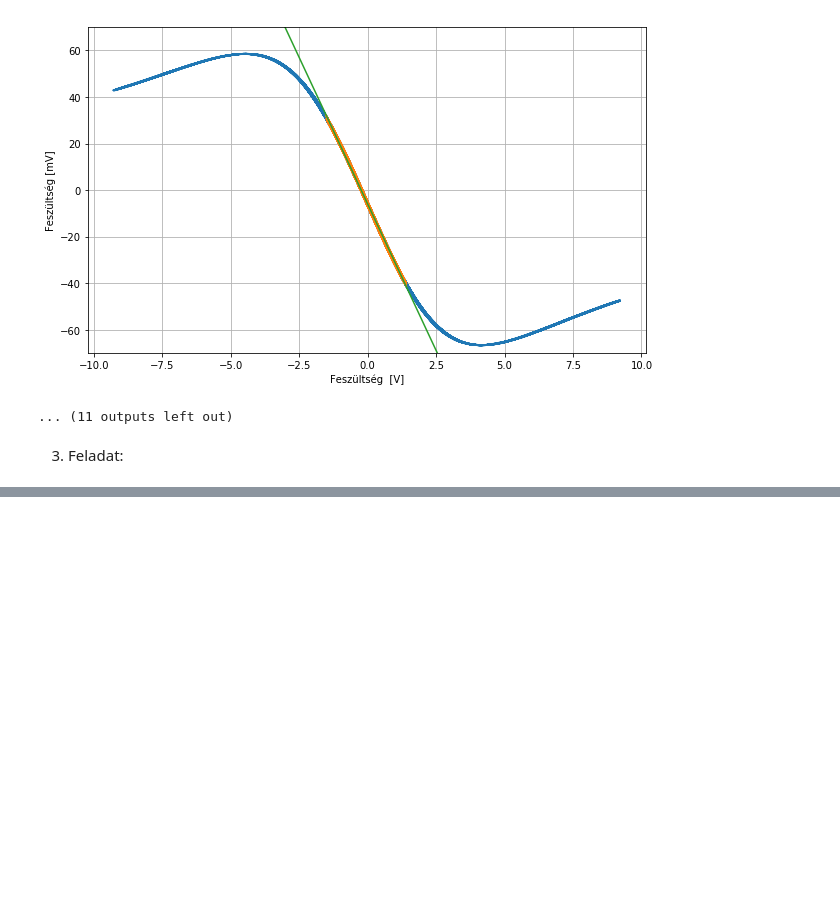
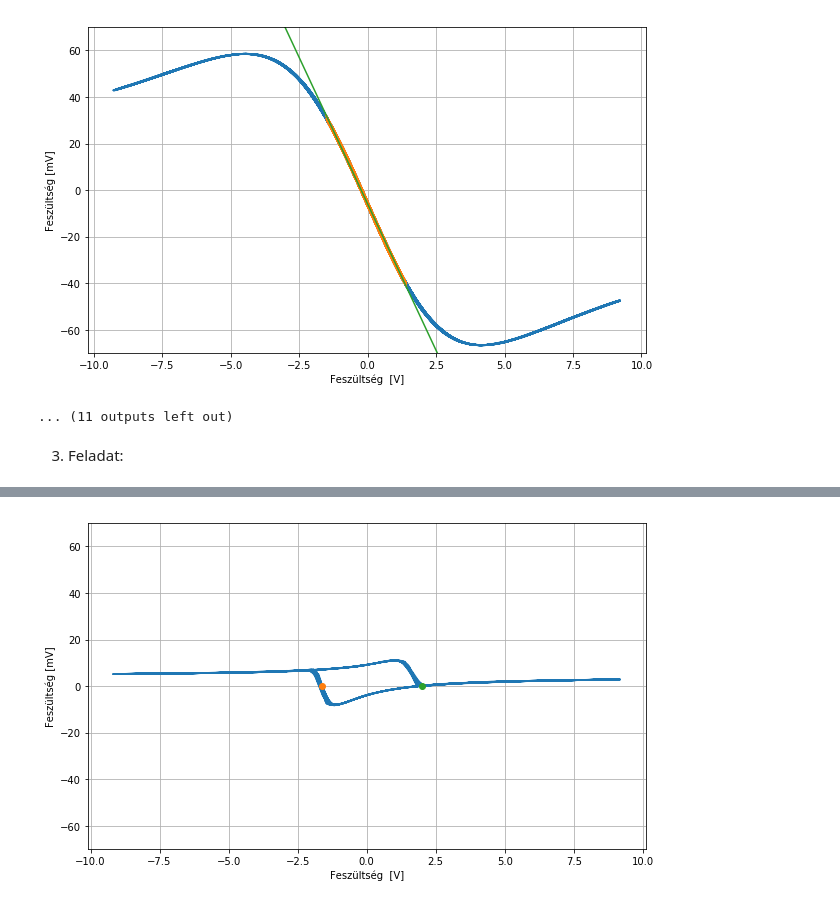
Before and after one commit to martonvavrik/FizLab, a Jupyter notebook: hfizlab2/01amr.ipynb, the cells around one changed output, grey strips where cells are left out. Drawn from its saved outputs; the diff is of its cells as text; code cells hidden in the pictures; blank space fills up the shorter version.

```diff
--- a/hfizlab2/01amr.ipynb
+++ b/hfizlab2/01amr.ipynb
@@ -84,7 +85,7 @@ for filename in glob.glob(os.path.join(path, '2-*txt')):
     i=0
     prev_r2=0
     prev_a=[]
-    for i in range(300):
+    for i in range(800):
         #print(i)
         for e in range(10):
             max1 = v3.index(max(v3))
@@ -120,7 +121,7 @@ for filename in glob.glob(os.path.join(path, '2-*txt')):
 plt.figure(figsize=(10,6))
 plt.plot(tap,r2s)
 plt.ylabel("R^2 érték")
-plt.xlabel("Tápfeszültség [V]")
+plt.xlabel("Segédtér tápfeszültsége [V]")
 plt.savefig("2-r2.pdf")
 plt.grid(True)
 plt.show()
@@ -128,15 +129,15 @@ plt.show()
 plt.figure(figsize=(10,6))
 plt.plot(tap,m)
 plt.ylabel("Meredekség")
-plt.xlabel("Tápfeszültség [V]")
+plt.xlabel("Segédtér tápfeszültsége [V]")
 plt.savefig("2-m.pdf")
 plt.grid(True)
 plt.show()
 
 plt.figure(figsize=(10,6))
 plt.plot(tap,fit_dist)
-plt.ylabel("Illesztés távolsága")
-plt.xlabel("Tápfeszültség [V]")
+plt.ylabel("Illesztés távolsága [V]")
+plt.xlabel("Segédtér tápfeszültsége [V]")
 plt.savefig("2-fit_dist.pdf")
 plt.grid(True)
 plt.show()
@@ -156,3 +157,82 @@ E:\marci main\bme\hfizlab2\01amr\2-30.txt
 ... (11 outputs left out)
 # %% [markdown]
 3. Feladat:
+# %%
+j=0
+tap = []
+hist = []
+for filename in glob.glob(os.path.join(path, '3-*txt')):
+    j=j+1
+    print(filename)
+    i=0
+    tap.append(j*0.5)
+    t = []
+    v1 = []
+    v2 = []
+    v3 = []
+    with open(filename) as f:
+        j=j+1
+        for line in f:
+            i=i+1
+            if i>7:
+                try:
+                    a = float(line.split("\t")[3])
+                    #or cut in range(300):
+                    #f abs(a)<0.8
+                    t.append(float(line.split("\t")[0]))
+                    v1.append(float(line.split("\t")[1]))
+                    v2.append(float(line.split("\t")[2]))
+                    v3.append(float(line.split("\t")[3]))
+                except:
+                    print("")
+
+    v1 = list(v1 - offset)
+
+
+    left0 = []
+    right0 = []
+    for k in range(len(t)):
+
+        if abs(v1[k])<0.5 and v3[k]<0:
+            left0.append(v3[k])
+        if left0 == []:
+            if abs(v1[k])<2.5 and v3[k]<0:
+                left0.append(v3[k])
+        if left0 == []:
+            if abs(v1[k])<7 and v3[k]<0:
+                left0.append(v3[k])
+
+        if abs(v1[k])<0.5 and v3[k]>0:
+            right0.append(v3[k])
+        if right0 == []:
+            if abs(v1[k])<2.5 and v3[k]>0 and v3[k]<5:
+                right0.append(v3[k])
+        if right0 == []:
+            if abs(v1[k])<7 and v3[k]>0 and v3[k]<5:
+                right0.append(v3[k])
+
+    left = statistics.median(left0)
+    right = statistics.median(right0)
+    print(left,right)
+    print(right-left)
+    hist.append(right-left)
+
+    plt.figure(figsize=(10,6))
+    plt.plot(v3,v1)
+    plt.plot(left,0,'o',right,0,'o')
+    plt.ylabel("Feszültség [mV]")
+    plt.xlabel("Feszültség  [V]")
+    plt.ylim(-70,70)
+    #plt.xlim(-1.70,1.70)
+    plt.grid(True)
+    plt.savefig(filename[:-4]+".pdf")
+    plt.show()
+
+plt.figure(figsize=(10,6))
+plt.plot(tap,hist)
+plt.ylabel("Hiszterézis távolsága [V]")
+plt.xlabel("Tápfeszültség  [V]")
+plt.grid(True)
+plt.savefig("3-hist.pdf")
+plt.show()
+# %% [output]
@@ -158,0 +242 @@ E:\marci main\bme\hfizlab2\01amr\2-30.txt
+[figure, added]
```
Also changed, not shown: parts of 5 cells of this notebook.
